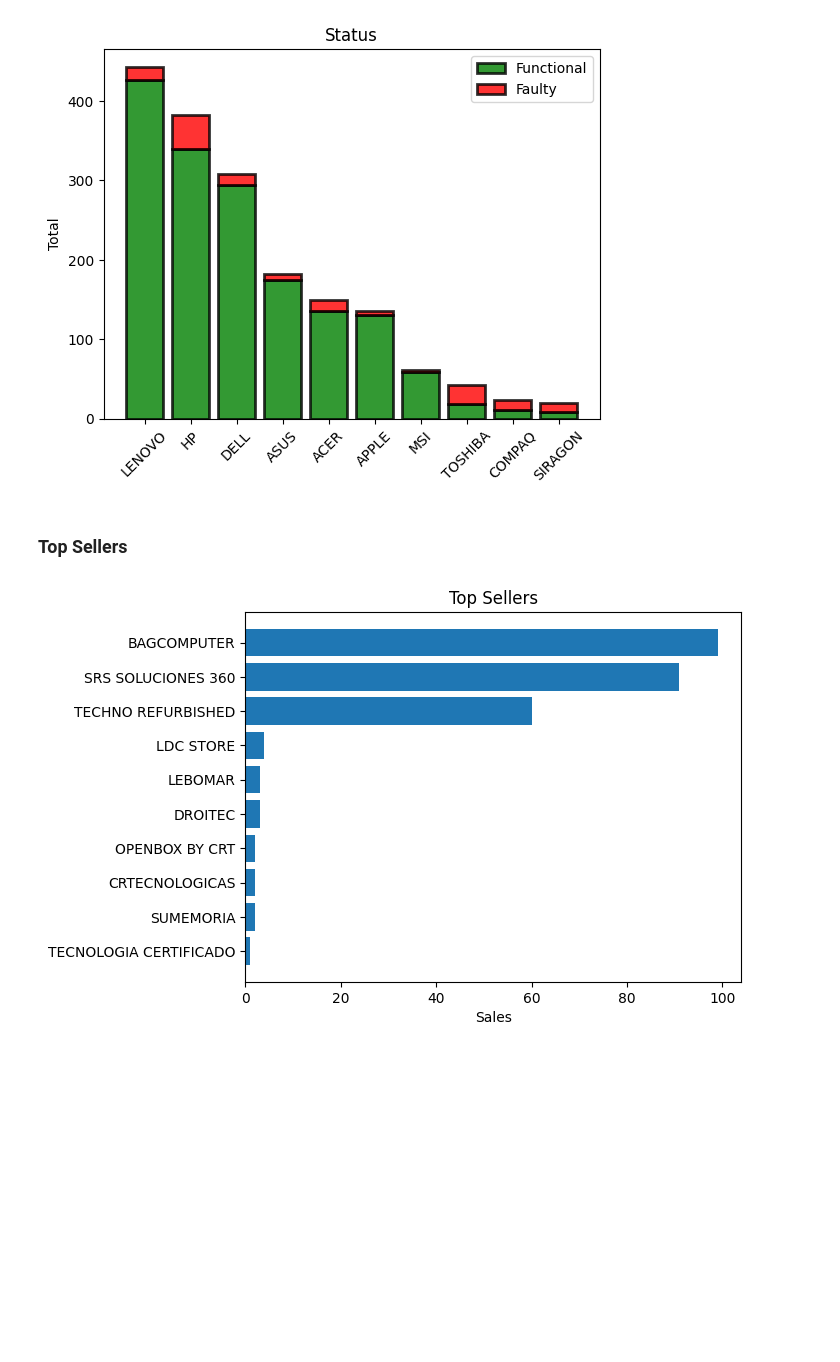
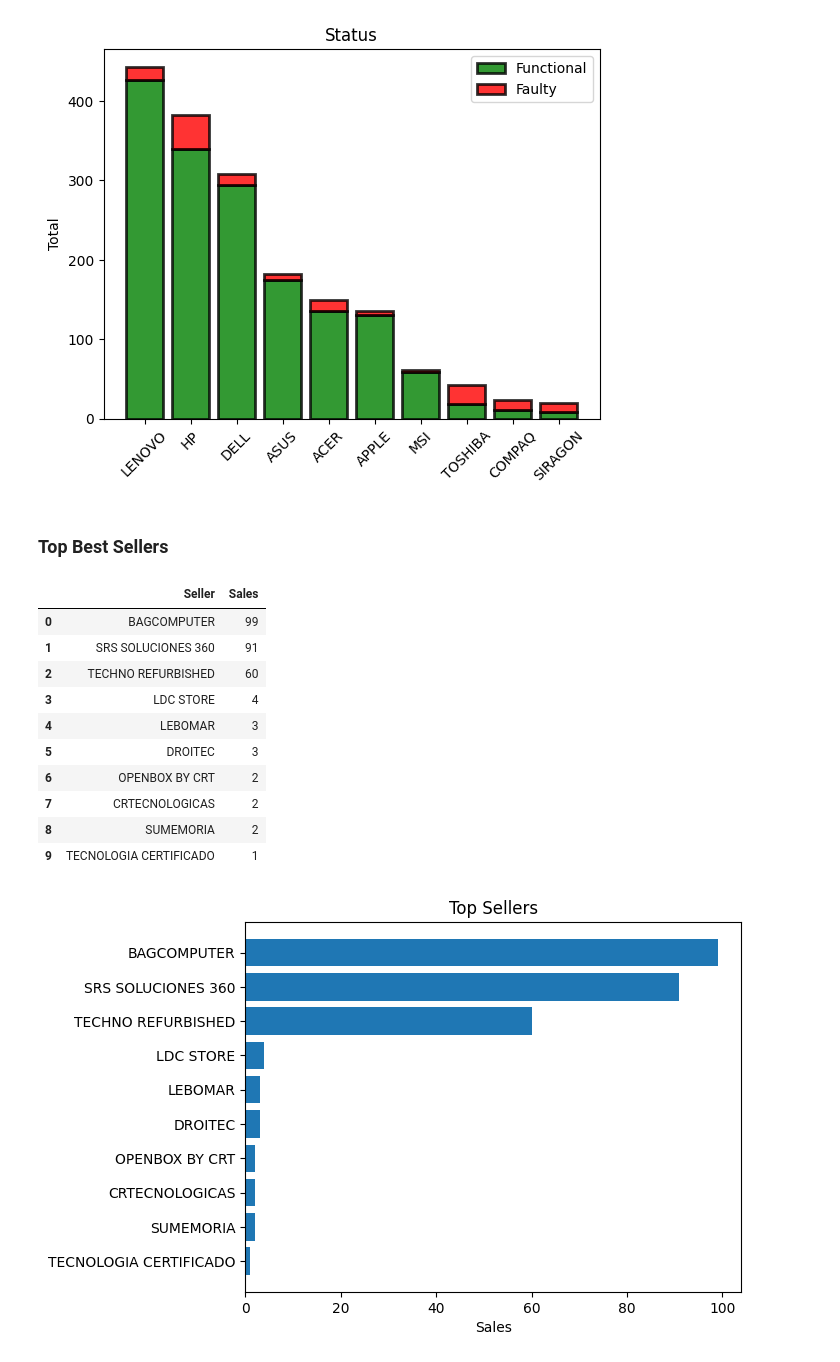
Before and after one commit to EumT07/Upwork, a Jupyter notebook: MCL/analyst.ipynb, the cells around one changed output. Saved outputs shown, nothing was run; the diff lists cells and outputs as text; code cells hidden in the pictures; blank space fills up the shorter version.

```diff
--- a/MCL/analyst.ipynb
+++ b/MCL/analyst.ipynb
@@ -53,5 +85,20 @@ plt.show()
 # %% [output]
 [figure]
 # %% [markdown]
-### Top Sellers
+### Top Best Sellers
+# %%
+tabla_3 = seller.sort_values('Sales',ascending=False).head(10)
+tabla_3[["Seller","Sales"]]
+# %% [output]
+|  | Seller | Sales |
+| 0 | BAGCOMPUTER | 99 |
+| 1 | SRS SOLUCIONES 360 | 91 |
+| 2 | TECHNO REFURBISHED | 60 |
+| 3 | LDC STORE | 4 |
+| 4 | LEBOMAR | 3 |
+| 5 | DROITEC | 3 |
+| 6 | OPENBOX BY CRT | 2 |
+| 7 | CRTECNOLOGICAS | 2 |
+| 8 | SUMEMORIA | 2 |
+| 9 | TECNOLOGIA CERTIFICADO | 1 |
 # %%
```
Also changed, not shown: parts of 8 cells of this notebook, 2 other files.
